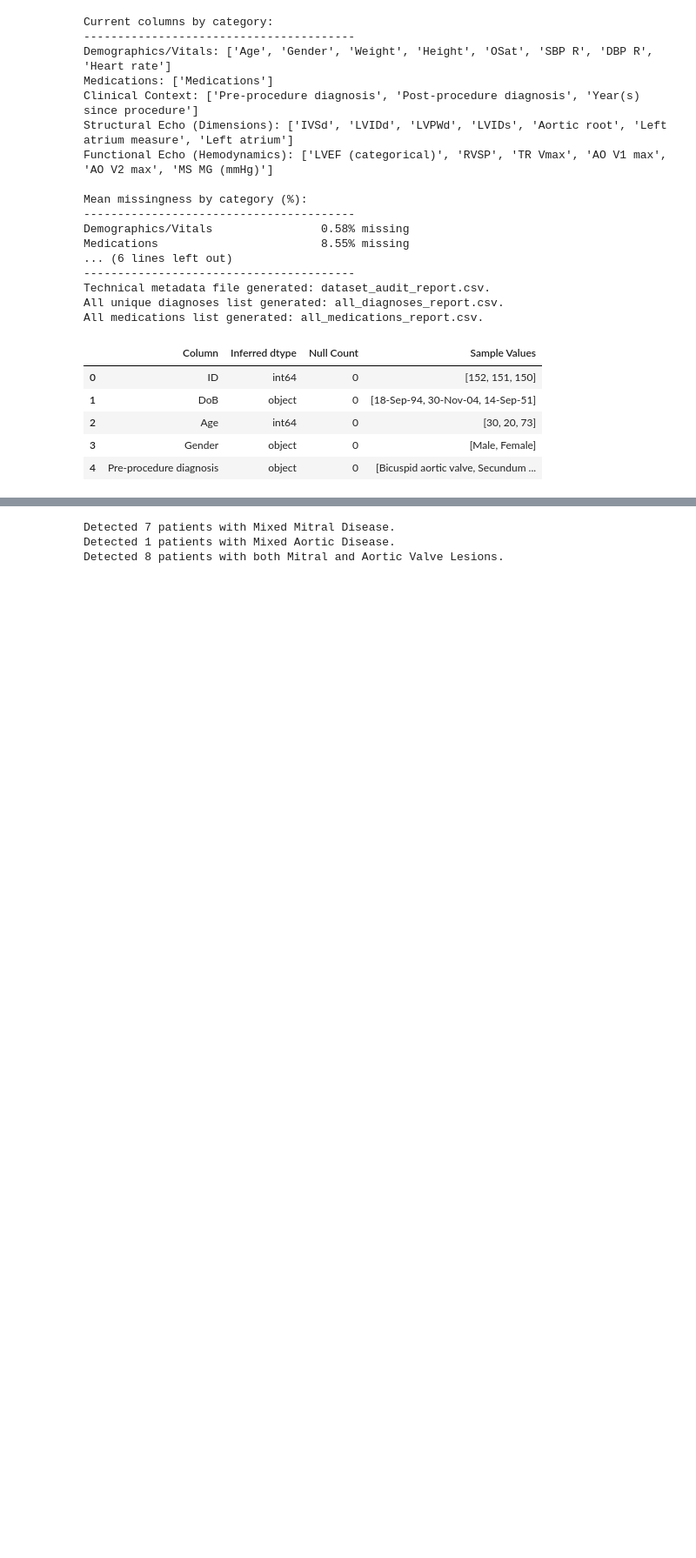
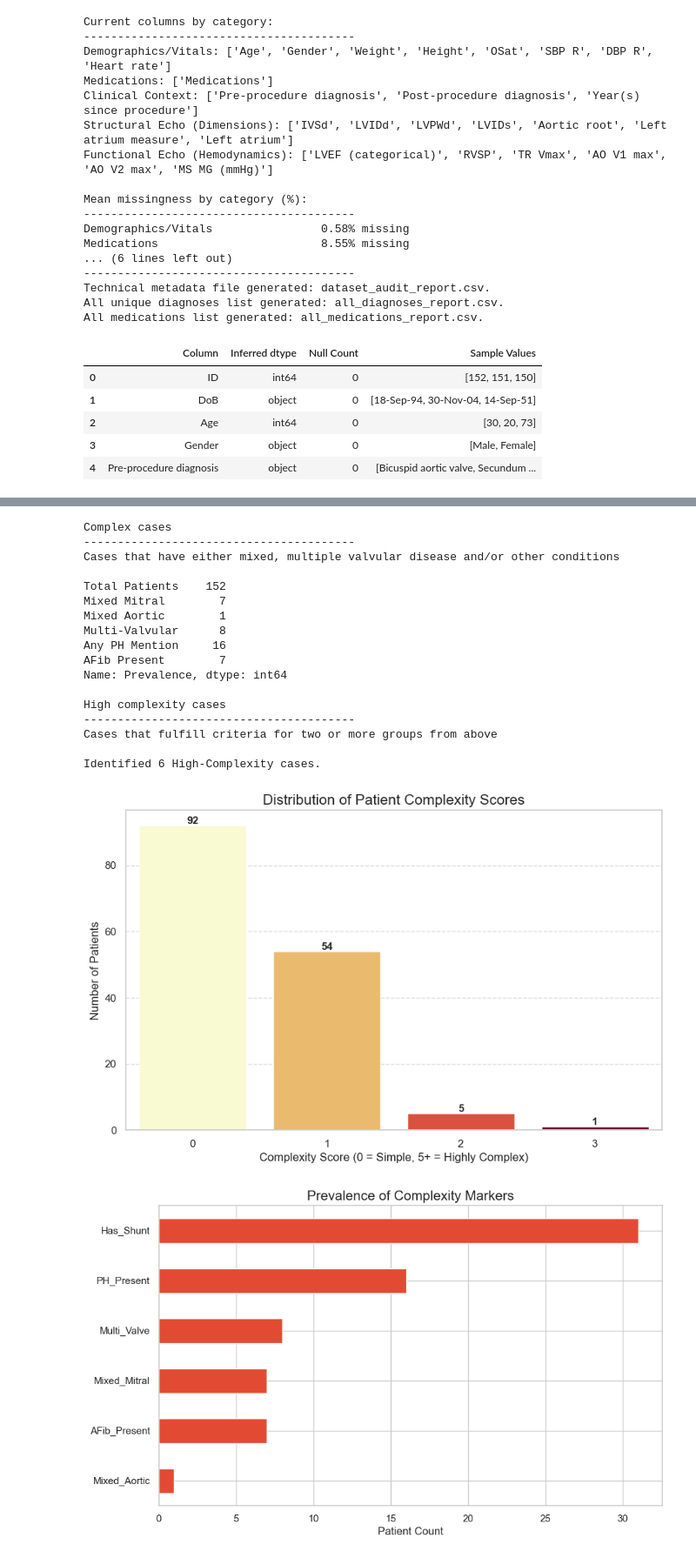
Before and after one commit to enrodri/phl_2025, a Jupyter notebook: phl_2025_1.ipynb, the cells around one changed output, grey strips where cells are left out. Shown: that part at 87% size. Saved outputs shown, nothing was run; the diff lists cells and outputs as text; code cells hidden in the pictures; blank space fills up the shorter version.

```diff
--- a/phl_2025_1.ipynb
+++ b/phl_2025_1.ipynb
@@ -605,27 +778,42 @@ Name: count, dtype: int64
 # %%
 '''
 Step 5: Complex Lesion Discovery
 '''
-# Identifying 'Mixed Valve Disease' which often requires more complex surgical planning.
-# Mixed Mitral Disease: Combined Stenosis and Regurgitation (common in Rheumatic Fever).
-mixed_mitral = parsed[(parsed['Sev_MS'] > 0) & (parsed['Sev_MR'] > 0)]
-print(f"Detected {len(mixed_mitral)} patients with Mixed Mitral Disease.")
+complexity = ext.complexity_report()
+print(complexity)
 
-# Mixed Aortic Disease: Suggests extensive calcification or bicuspid pathology.
-mixed_aortic = parsed[(parsed['Sev_AS'] > 0) & (parsed['Sev_AR'] > 0)]
-print(f"Detected {len(mixed_aortic)} patients with Mixed Aortic Disease.")
+complex_cases = parsed[parsed['Complexity_Score'] >= 2]
+print("\nHigh complexity cases\n" + '-'*40)
+print("Cases that fulfill criteria for two or more groups from above\n")
+print(f"Identified {len(complex_cases)} High-Complexity cases.")
 
-# Double Valve Lesions: Patients with both Mitral and Aortic involvement.
-# These represent the 'High-Intensity' cohort for surgical planning.
-double_valve_lesions = parsed[
-    ((parsed['Sev_MS'] > 0) | (parsed['Sev_MR'] > 0)) &
-    ((parsed['Sev_AS'] > 0) | (parsed['Sev_AR'] > 0))
-]
-print(f"Detected {len(double_valve_lesions)} patients with both Mitral and Aortic Valve Lesions.")
+# 1. How complex is the average patient?
+viz.complexity_frequency()
 
+# 2. Which specific complexities are most common?
+viz.complexity_markers()
+
+# Execute
+heatmap = viz.complexity_heatmap()
 # Final Export: Ready for Statistical Analysis or Regression
 parsed.head()
 # %% [output]
-Detected 7 patients with Mixed Mitral Disease.
-Detected 1 patients with Mixed Aortic Disease.
-Detected 8 patients with both Mitral and Aortic Valve Lesions.
+Complex cases
+----------------------------------------
+Cases that have either mixed, multiple valvular disease and/or other conditions
+
+Total Patients    152
+Mixed Mitral        7
+Mixed Aortic        1
+Multi-Valvular      8
+Any PH Mention     16
+AFib Present        7
+Name: Prevalence, dtype: int64
+
+High complexity cases
+----------------------------------------
+Cases that fulfill criteria for two or more groups from above
+
+Identified 6 High-Complexity cases.
+[figure, added]
+[figure, added]
```
Also changed, not shown: parts of 12 cells of this notebook, 14 other files.
